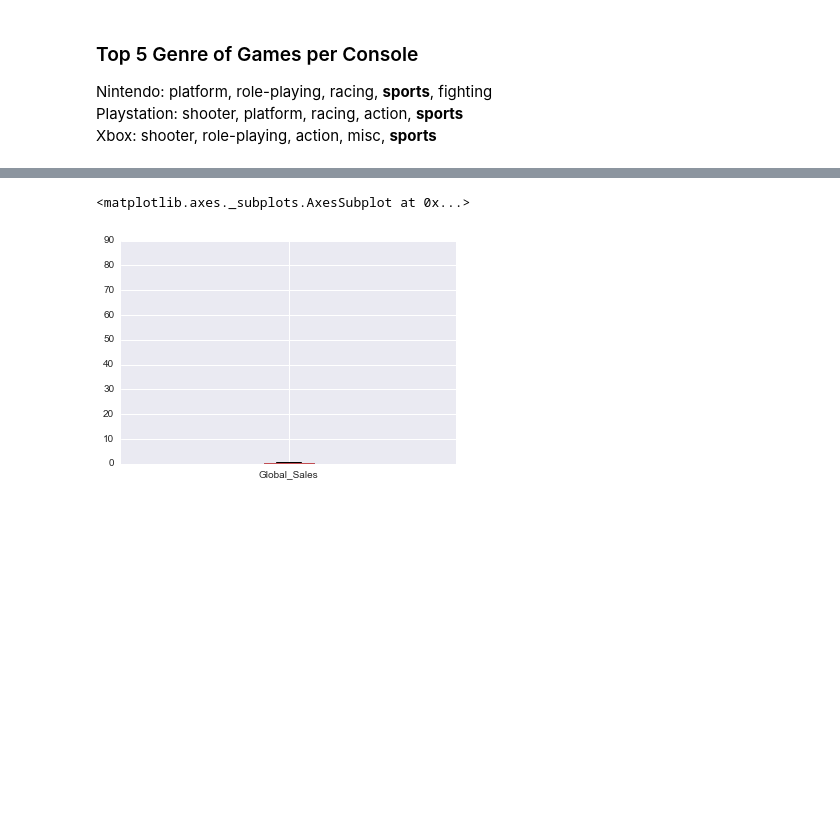
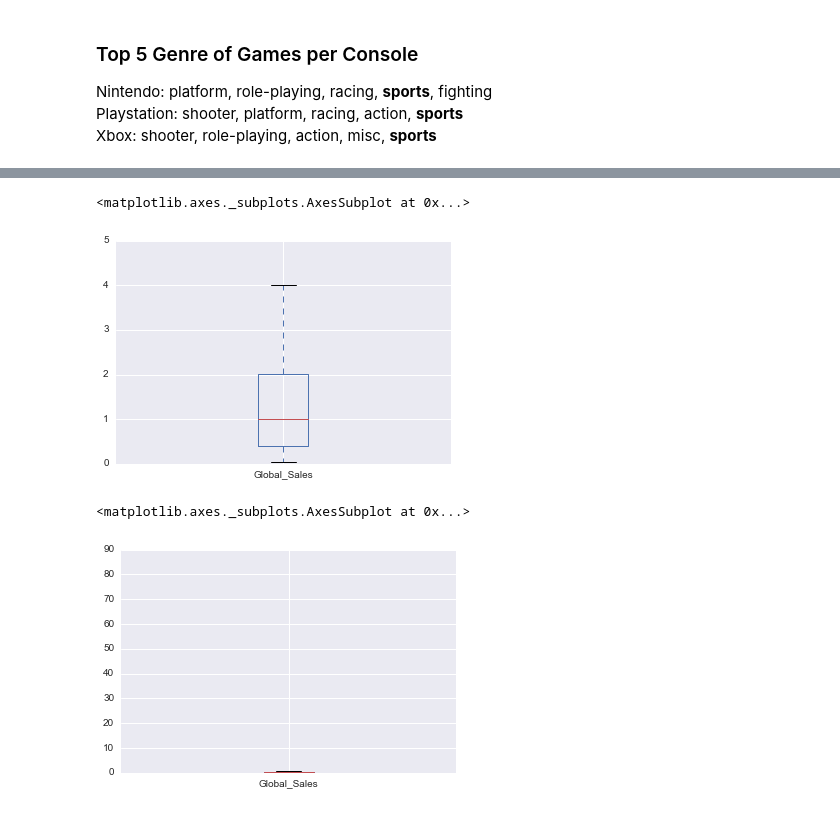
Before and after one commit to itssue/GA_DS, a Jupyter notebook: Final_Project/Final_Project_PRESENTATION.ipynb, the cells around one changed output, grey strips where cells are left out. Drawn from its saved outputs; the diff is of its cells as text; code cells hidden in the pictures; blank space fills up the shorter version.

```diff
--- a/Final_Project/Final_Project_PRESENTATION.ipynb
+++ b/Final_Project/Final_Project_PRESENTATION.ipynb
@@ -349,3 +402,8 @@ Xbox: shooter, role-playing, action, misc, **sports**
+# %%
+pub1_data[(pub1_data['Genre'] == 'Sports')].plot(kind='box', y='Global_Sales', ylim=(0,5))
+# %% [output]
+<matplotlib.axes._subplots.AxesSubplot at 0x...>
+[figure, added]
 # %%
 nintendo[(nintendo['Genre'] == 'Sports')].plot(kind='box', y='Global_Sales')
 # %% [output]
```
Also changed, not shown: parts of 19 cells of this notebook, 2 other files.
